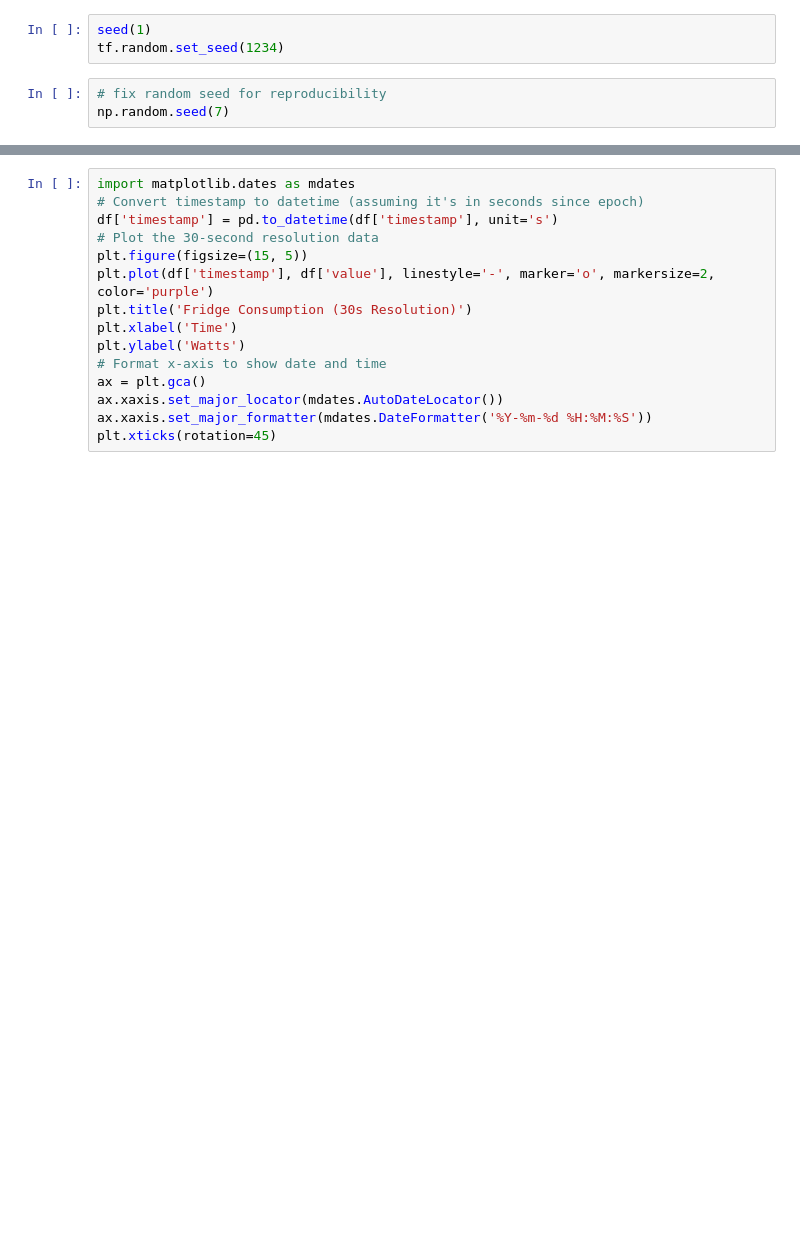
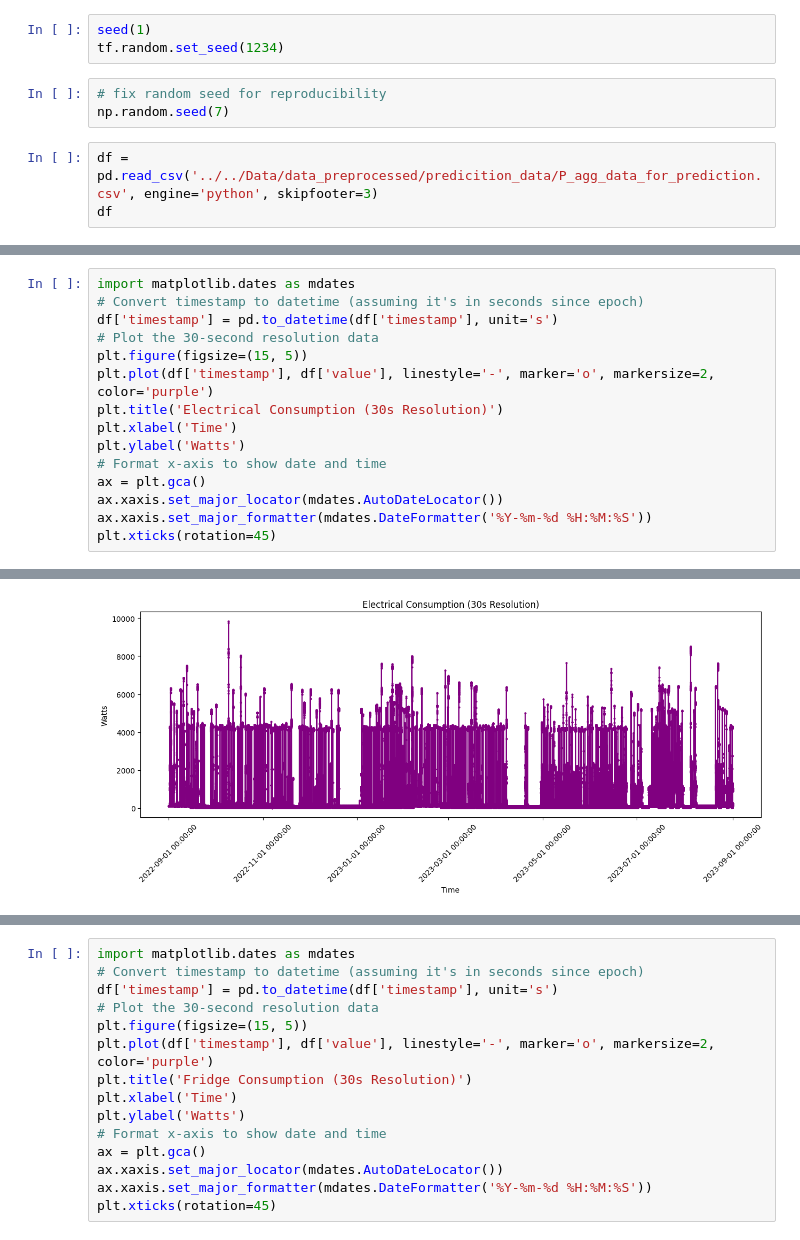
Before and after one commit to Ghada-Ataaoui/Energy-Consumption-Forecast, a Jupyter notebook: src/models/lstm_pred.ipynb, the cells around one changed output, grey strips where cells are left out. Drawn from its saved outputs; the diff is of its cells as text; blank space fills up the shorter version.

```diff
--- a/src/models/lstm_pred.ipynb
+++ b/src/models/lstm_pred.ipynb
@@ -32,3 +32,6 @@ tf.random.set_seed(1234)
 # %%
 # fix random seed for reproducibility
 np.random.seed(7)
+# %%
+df = pd.read_csv('../../Data/data_preprocessed/predicition_data/P_agg_data_for_prediction.csv', engine='python', skipfooter=3)
+df
@@ -34,0 +52,16 @@ np.random.seed(7)
+# %%
+import matplotlib.dates as mdates
+# Convert timestamp to datetime (assuming it's in seconds since epoch)
+df['timestamp'] = pd.to_datetime(df['timestamp'], unit='s')
+# Plot the 30-second resolution data
+plt.figure(figsize=(15, 5))
+plt.plot(df['timestamp'], df['value'], linestyle='-', marker='o', markersize=2, color='purple')
+plt.title('Electrical Consumption (30s Resolution)')
+plt.xlabel('Time')
+plt.ylabel('Watts')
+# Format x-axis to show date and time
+ax = plt.gca()
+ax.xaxis.set_major_locator(mdates.AutoDateLocator())
+ax.xaxis.set_major_formatter(mdates.DateFormatter('%Y-%m-%d %H:%M:%S'))
+plt.xticks(rotation=45)
+# %% [output]
@@ -34,0 +76 @@ np.random.seed(7)
+[figure, added]
```
Also changed, not shown: parts of 46 cells of this notebook, 3 other files.
